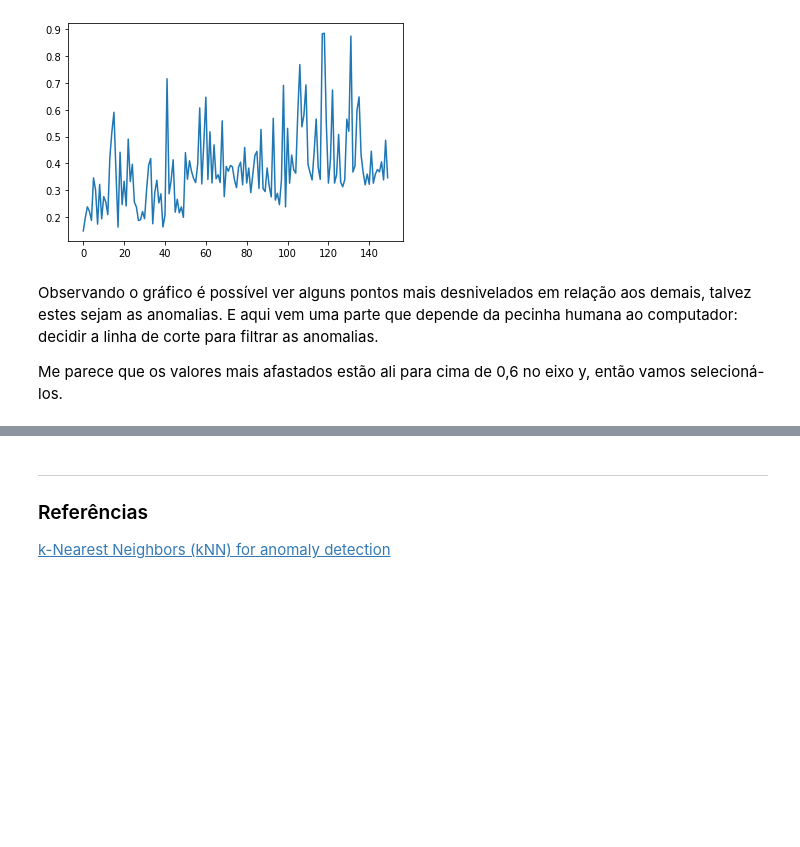
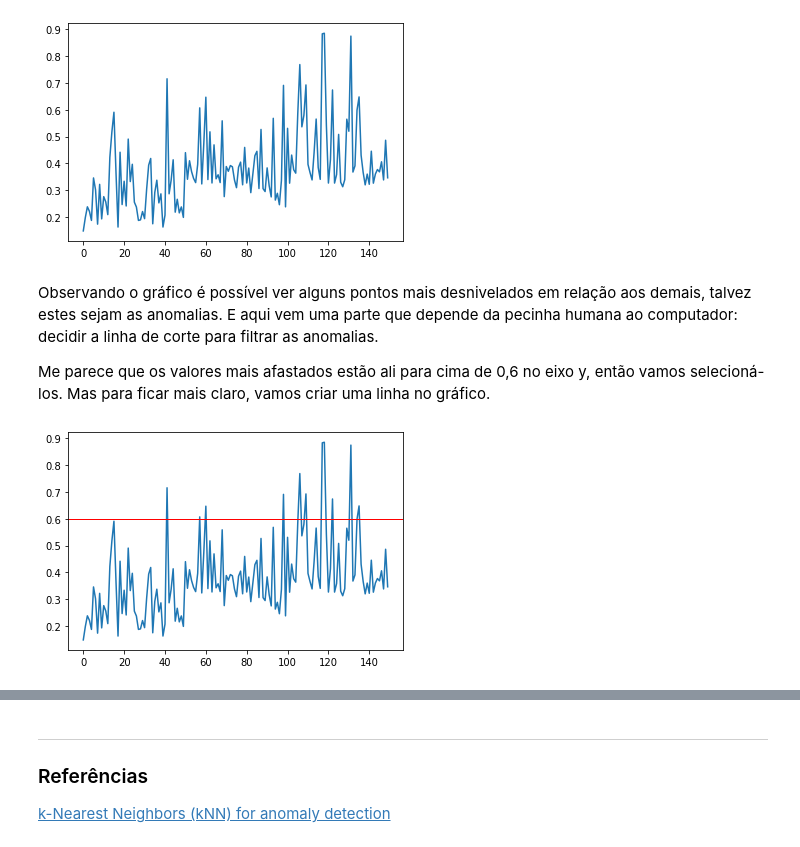
Before and after one commit to heavyrick/datascience, a Jupyter notebook: machine_learning/supervisionado/knn/knn_outliers.ipynb, the cells around one changed output, grey strips where cells are left out. Drawn from its saved outputs; the diff is of its cells as text; code cells hidden in the pictures; blank space fills up the shorter version.

```diff
--- a/machine_learning/supervisionado/knn/knn_outliers.ipynb
+++ b/machine_learning/supervisionado/knn/knn_outliers.ipynb
@@ -61,4 +61,9 @@ plt.plot(distancias.mean(axis =1));
 # %% [markdown]
 Observando o gráfico é possível ver alguns pontos mais desnivelados em relação aos demais, talvez estes sejam as anomalias. E aqui vem uma parte que depende da pecinha humana ao computador: decidir a linha de corte para filtrar as anomalias.
 
-Me parece que os valores mais afastados estão ali para cima de 0,6 no eixo y, então vamos selecioná-los.
+Me parece que os valores mais afastados estão ali para cima de 0,6 no eixo y, então vamos selecioná-los. Mas para ficar mais claro, vamos criar uma linha no gráfico.
+# %%
+plt.plot(distancias.mean(axis =1));
+plt.axhline(y= 0.6, linewidth=1, color='r');
+# %% [output]
+[figure, added]
```
Also changed, not shown: parts of 5 cells of this notebook.
